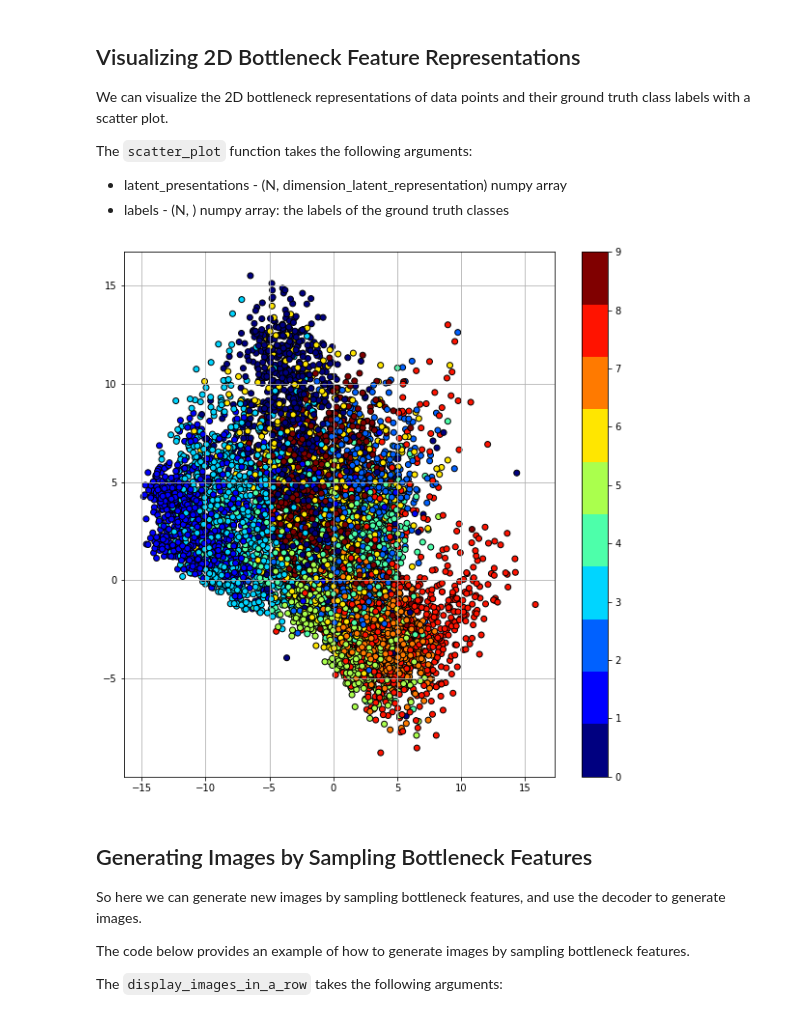
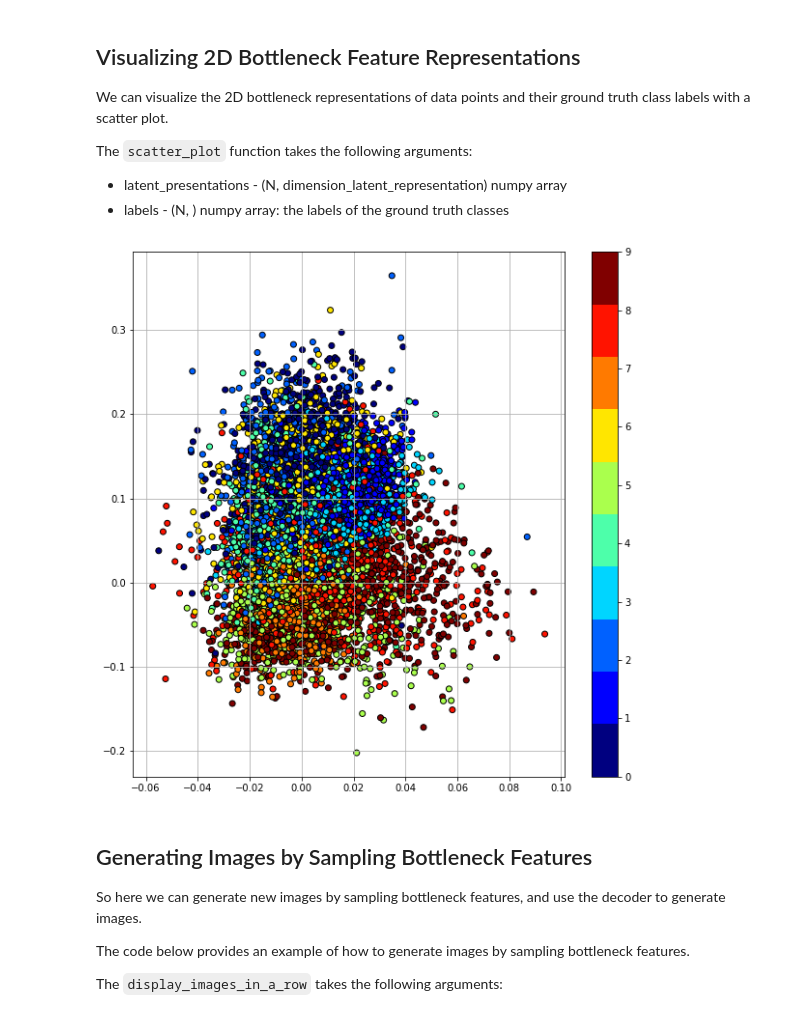
Before and after one commit to subClassy/autoencoders-assignment, a Jupyter notebook: Autoencoder_sample.ipynb, the cells around one changed output. Drawn from its saved outputs; the diff is of its cells as text; code cells hidden in the pictures.

```diff
--- a/Autoencoder_sample.ipynb
+++ b/Autoencoder_sample.ipynb
@@ -105,12 +105,15 @@ class VAE(nn.Module):
         class Encoder(nn.Module):
             def __init__(self, output_size=2):
                 super(Encoder, self).__init__()
-                self.dense = nn.Linear(28*28, output_size, bias=True)
+                self.dense1 = nn.Linear(28*28, output_size, bias=True)
+                self.dense2 = nn.Linear(28*28, output_size, bias=True)
 
-            def forward(self, x):
-                out = self.dense(x)
+            def forward(self, x, device):
+                mu = self.dense1(x)
+                logvar = self.dense2(x)
+                out = VAE.reparameterise(self, mu, logvar, device)
 
-                return out
+                return out, mu, logvar
 
         class Decoder(nn.Module):
             def __init__(self, input_size=2):
@@ -127,15 +130,17 @@ class VAE(nn.Module):
         self.decoder = Decoder(input_size=dim_latent_representation)
 
     # Implement this function for the VAE model
-    # def reparameterise(self, mu, logvar):
-    #     if self.training:
-    #         # return reparametrized mu
-    #     else:
-    #         return mu
+    def reparameterise(self, mu, logvar, device):
+        if self.training:
+            normal_dist = torch.normal(0, 1, size = mu.shape).to(device)
+            # normal_dist = torch.distributions.Normal(torch.tensor(0).to(device), torch.tensor(1).to(device))
+            return mu + torch.exp(logvar / 2) * normal_dist
+        else:
+            return mu
 
     def forward(self, x, device):
         # This function should be modified for the DAE and VAE
-        x, mu, var = self.encoder(x)
+        x, mu, var = self.encoder(x, device)
         x = self.decoder(x)
         # for the VAE forward function should also return mu and logvar
         return x, mu, var
@@ -146,10 +151,10 @@ The training loop is provided by the `Autoencoder_Trainer` class from `autoencod
 # %%
 from vae_starter import VAE_Trainer
 
-LEARNING_RATE = 0.0005
-EPOCH_NUMBER= 5 # the number of epochs and learning rate can be tuned.
+LEARNING_RATE = 0.001
+EPOCH_NUMBER= 10 # the number of epochs and learning rate can be tuned.
 
-autoencoder = VAE(dim_latent_representation=30)
+autoencoder = VAE(dim_latent_representation=2)
 trainer = VAE_Trainer(autoencoder_model=autoencoder,learning_rate=LEARNING_RATE,path_prefix=path_prefix)
 
 try:
@@ -192,20 +200,20 @@ The `scatter_plot` function takes the following arguments:
 # %%
 with torch.no_grad():
     model = trainer.model
     model.eval()
     z=[];label=[]
     for x,y in trainer.val_loader:
         x = x.view(-1, 28 * 28)
-        z_ = model.encoder(x.to(trainer.device))
+        z_, _, _ = model.encoder(x.to(trainer.device), trainer.device)
         z += z_.cpu().tolist()
         label += y.cpu().tolist()
     z = np.asarray(z)
     label = np.asarray(label)
 
 from autoencoder_starter import scatter_plot
 scatter_plot(latent_representations=z,labels=label)
 # %% [output]
-[figure, old version]
+[figure, new version]
 # %% [markdown]
 ## Generating Images by Sampling Bottleneck Features
 
```
Also changed, not shown: parts of 4 cells of this notebook, 2 other files.
